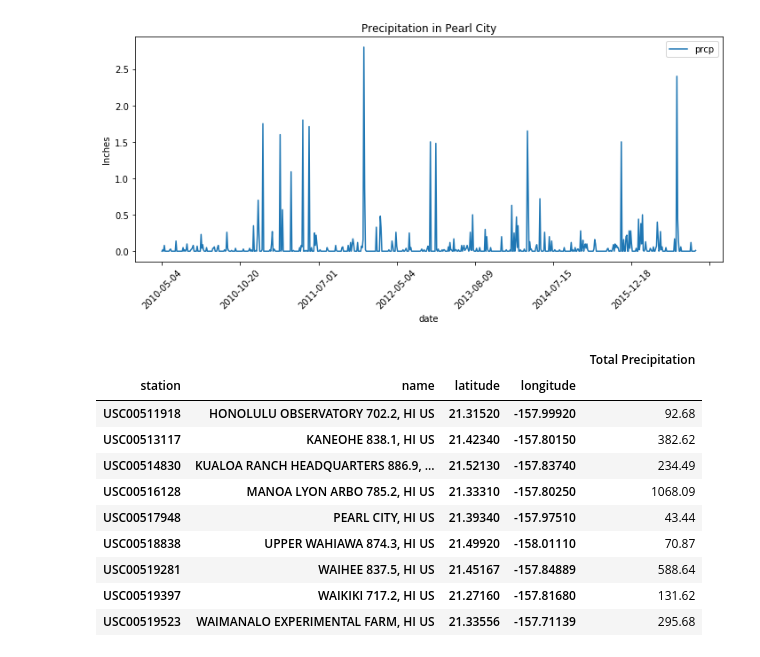
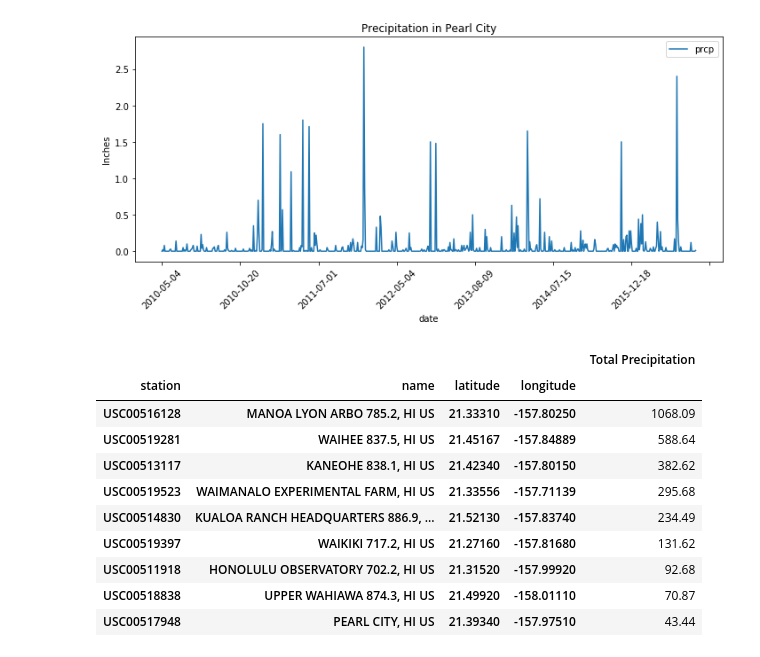
Before and after one commit to khartmann5/Web-Design-Challenge, a Jupyter notebook: Resources/hawaii_weather_analysis.ipynb, the cells around one changed output. Cells and saved outputs as stored; diff of their text form; code cells hidden in the pictures.

```diff
--- a/Resources/hawaii_weather_analysis.ipynb
+++ b/Resources/hawaii_weather_analysis.ipynb
@@ -155,22 +155,23 @@ plt.show()
 # %%
 # group stations and sum precipitation
 hawaii_group = hawaii_df.groupby(['station','name','latitude','longitude'])
 hawaii_prcp = hawaii_group['prcp'].sum()
 hawaii_group_df = pd.DataFrame({"Total Precipitation":hawaii_prcp})
+hawaii_group_df = hawaii_group_df.sort_values("Total Precipitation", ascending=False)
 hawaii_group_df.reset_index().to_csv("hawaii_prcp.csv",encoding='utf-8',header=True,index=False)
 hawaii_group_df
 # %% [output]
 |  |  |  |  | Total Precipitation |
 | station | name | latitude | longitude |  |
+| USC00516128 | MANOA LYON ARBO 785.2, HI US | 21.33310 | -157.80250 | 1068.09 |
+| USC00519281 | WAIHEE 837.5, HI US | 21.45167 | -157.84889 | 588.64 |
+| USC00513117 | KANEOHE 838.1, HI US | 21.42340 | -157.80150 | 382.62 |
+| USC00519523 | WAIMANALO EXPERIMENTAL FARM, HI US | 21.33556 | -157.71139 | 295.68 |
+| USC00514830 | KUALOA RANCH HEADQUARTERS 886.9, ... | 21.52130 | -157.83740 | 234.49 |
+| USC00519397 | WAIKIKI 717.2, HI US | 21.27160 | -157.81680 | 131.62 |
 | USC00511918 | HONOLULU OBSERVATORY 702.2, HI US | 21.31520 | -157.99920 | 92.68 |
-| USC00513117 | KANEOHE 838.1, HI US | 21.42340 | -157.80150 | 382.62 |
-| USC00514830 | KUALOA RANCH HEADQUARTERS 886.9, ... | 21.52130 | -157.83740 | 234.49 |
-| USC00516128 | MANOA LYON ARBO 785.2, HI US | 21.33310 | -157.80250 | 1068.09 |
+| USC00518838 | UPPER WAHIAWA 874.3, HI US | 21.49920 | -158.01110 | 70.87 |
 | USC00517948 | PEARL CITY, HI US | 21.39340 | -157.97510 | 43.44 |
-| USC00518838 | UPPER WAHIAWA 874.3, HI US | 21.49920 | -158.01110 | 70.87 |
-| USC00519281 | WAIHEE 837.5, HI US | 21.45167 | -157.84889 | 588.64 |
-| USC00519397 | WAIKIKI 717.2, HI US | 21.27160 | -157.81680 | 131.62 |
-| USC00519523 | WAIMANALO EXPERIMENTAL FARM, HI US | 21.33556 | -157.71139 | 295.68 |
 # %%
 # Configure gmaps
 gmaps.configure(api_key=g_key)
```
Also changed, not shown: parts of 1 cell of this notebook, 8 other files.
